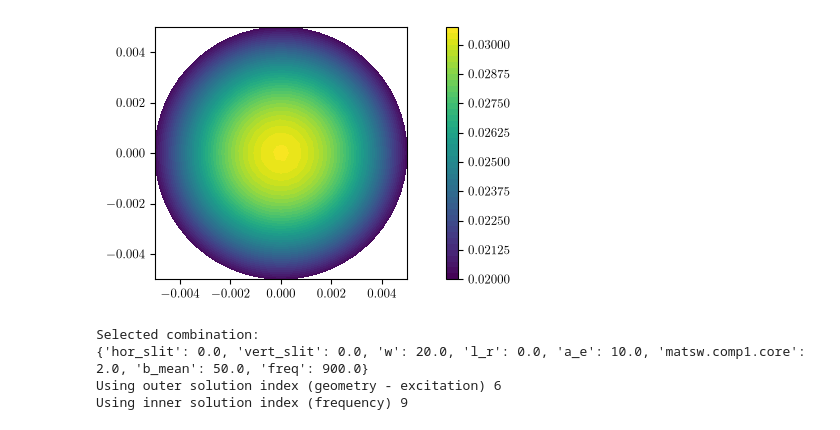
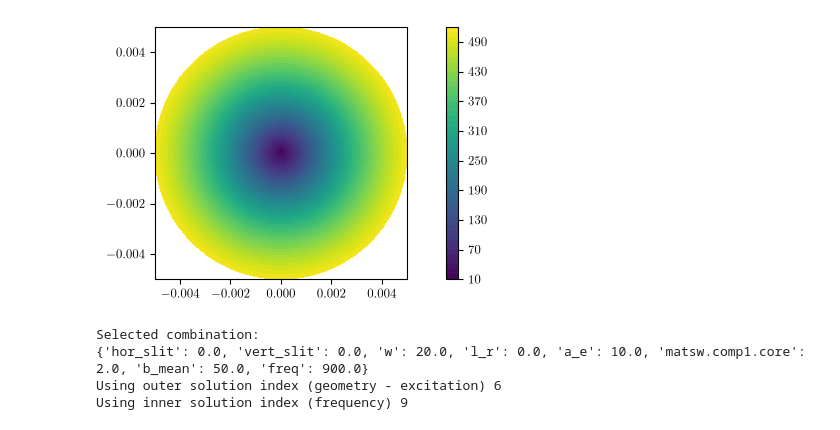
Before and after one commit to upb-lea/MPhSweepKit, a Jupyter notebook: examples/studies/infinite_ferrite_cross_sections/script_5_field_plot.ipynb, the cells around one changed output. Drawn from its saved outputs; the diff is of its cells as text; code cells hidden in the pictures.

```diff
--- a/examples/studies/infinite_ferrite_cross_sections/script_5_field_plot.ipynb
+++ b/examples/studies/infinite_ferrite_cross_sections/script_5_field_plot.ipynb
@@ -6,8 +6,0 @@ from mphsweepkit import *
-# %%
-# Read the exported text file into a pandas DataFrame and display the first few rows
-from mphsweepkit.postprocessing import read_comsol_dataset
-
-# TODO: add passing the parameter names as column names to the read_comsol_txt function
-val = 1
-read_df = read_comsol_dataset(f"field_data/outer_{val}.txt")
-read_df.head()
@@ -56,17 +26,17 @@ pf.df.head()
 # %%
-exemplary_column = pf.df.columns[24]
+exemplary_column = pf.df.columns[27]
 
 # Plot the data using tricontourf
 pf.plot_field(
     x_col="x",
     y_col="y",
     value_col=exemplary_column,
     kind="tricontourf",
     levels=50,
     figsize=(8, 3)
 )
 # %% [output]
-[figure, old version]
+[figure, new version]
 # %%
 study_name = 'Study on Cross-Sections'
 
```
Also changed, not shown: parts of 6 cells of this notebook, 2 other files.
